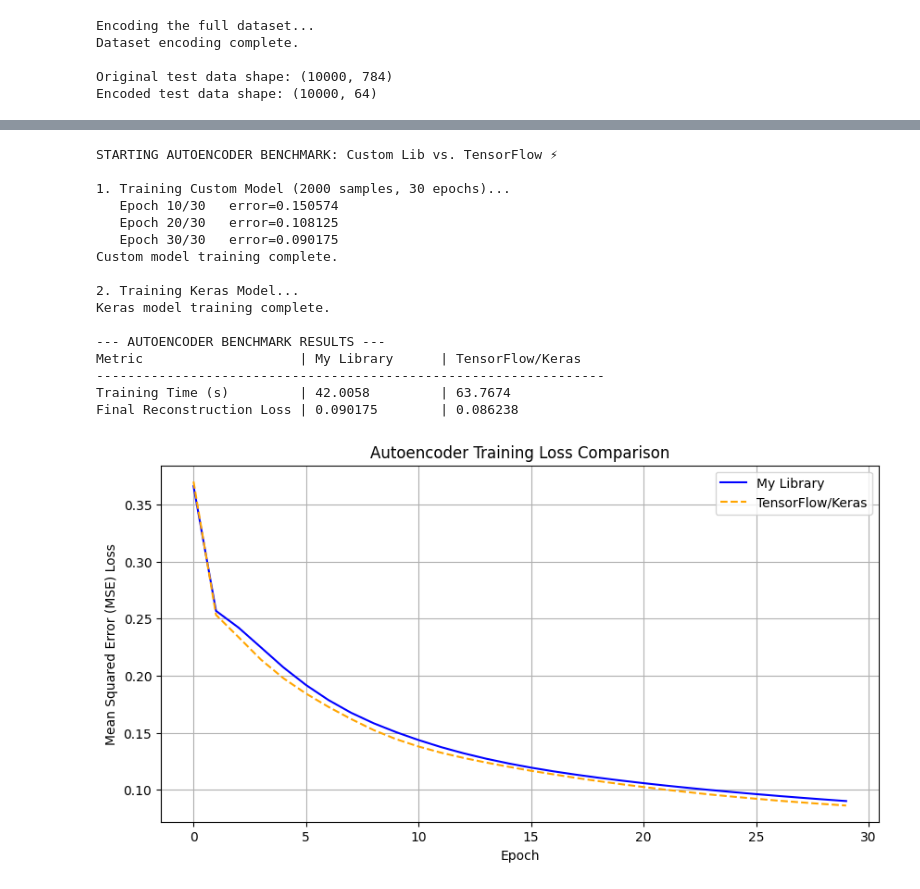
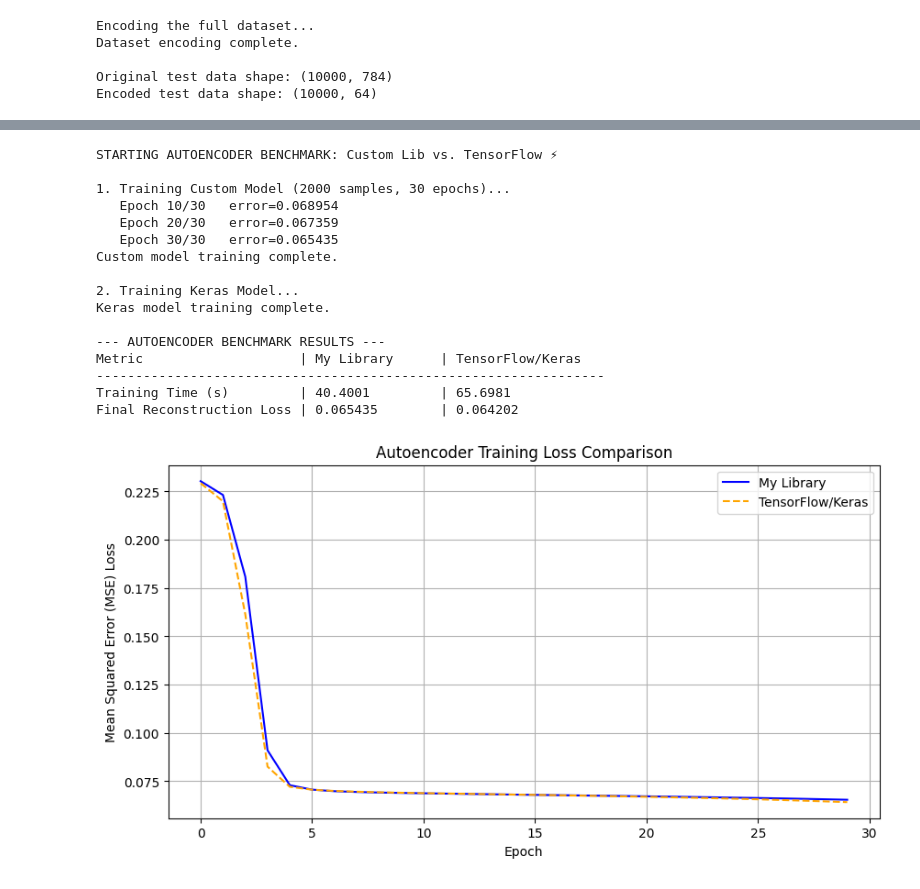
Before and after one commit to ahmedelsafty711/CI_Project, a Jupyter notebook: notebooks/project_demo.ipynb, the cells around one changed output, grey strips where cells are left out. Saved outputs shown, nothing was run; the diff lists cells and outputs as text; code cells hidden in the pictures.

```diff
--- a/notebooks/project_demo.ipynb
+++ b/notebooks/project_demo.ipynb
@@ -181,7 +181,7 @@ net = Network()
 net.add(Dense(2, 4))
 net.add(Tanh())
 net.add(Dense(4, 1))
-net.add(Sigmoid())
+net.add(Tanh())
 net.use_loss(mse_loss, mse_loss_prime)
 # -----------------------------------------------------------------------------------
 
@@ -232,7 +232,7 @@ Training Complete.
 # %%
-labels = ['00', '01', '10', '11']
+labels = ['-1-1', '-11', '1-1', '11']
 true_vals = [-1, 1, 1, -1]
-pred_vals = [-0.98, 0.98, 0.98, -0.98]  # use your actual preds
+pred_vals = [-0.98, 0.98, 0.98, -0.98]
 
 x = np.arange(len(labels))
 width = 0.35
@@ -407,9 +400,9 @@ from tensorflow.keras.datasets import mnist
 x_train = x_train.astype('float32')
 x_test = x_test.astype('float32')
 
-# 2. Normalize pixels from [0, 255] to [-1, 1]
-x_train = (x_train / 127.5) - 1.0
-x_test = (x_test / 127.5) - 1.0
+# 2. Normalize pixels from [0, 255] to [0, 1]
+x_train = (x_train / 255)
+x_test = (x_test / 255)
 
 # 3. Flatten images from (28, 28) to (784,)
 x_train = x_train.reshape(len(x_train), -1)
@@ -432,7 +419,7 @@ Data range: -1.0 to 1.0
 #Network
 from lib.network import Network
 from lib.layers import Dense
-from lib.activations import ReLU, Tanh
+from lib.activations import ReLU, Sigmoid
 from lib.losses import mse_loss, mse_loss_prime
 
 # Build the Autoencoder
@@ -448,7 +435,7 @@ autoencoder.add(ReLU())
 autoencoder.add(Dense(64, 128))
 autoencoder.add(ReLU())
 autoencoder.add(Dense(128, 784))
-autoencoder.add(Tanh()) # Use Tanh for [-1, 1] output
+autoencoder.add(Sigmoid()) # Use Tanh for [-1, 1] output
 
 # Set the loss function
 autoencoder.use_loss(mse_loss, mse_loss_prime)
@@ -585,15 +572,14 @@ Confusion Matrix:
 # %%
 # --- Baseline Comparison: Autoencoder (Custom Lib vs. TensorFlow/Keras) ---
-# CORRECTED VERSION
 import time
 import tensorflow as tf
 from tensorflow import keras
 import matplotlib.pyplot as plt
-from lib.optimizer import SGD # Ensure optimizer is imported
+from lib.optimizer import SGD
 
 print("STARTING AUTOENCODER BENCHMARK: Custom Lib vs. TensorFlow ⚡")
 
-# --- 1. Train Your Custom Library Model (Capturing metrics) ---
+# --- 1. Train Custom Library Model (Capturing metrics) ---
 # We create a new instance and train it to get a clean performance measure.
 autoencoder_custom = Network()
 autoencoder_custom.add(Dense(784, 128))
@@ -603,7 +589,7 @@ autoencoder_custom.add(ReLU())
 autoencoder_custom.add(Dense(64, 128))
 autoencoder_custom.add(ReLU())
 autoencoder_custom.add(Dense(128, 784))
-autoencoder_custom.add(Tanh())
+autoencoder_custom.add(Sigmoid())
 autoencoder_custom.use_loss(mse_loss, mse_loss_prime)
 
 # Use the same training parameters as before
@@ -632,7 +618,6 @@ for i in range(epochs):
         for layer in reversed(autoencoder_custom.layers):
             grad = layer.backward(grad, learning_rate=None) # lr is not used in backward pass
 
-        # *** THE FIX IS HERE: Apply updates to weights using the optimizer ***
         for layer in autoencoder_custom.layers:
             optimizer.update(layer)
 
@@ -653,7 +638,7 @@ autoencoder_keras = keras.Sequential([
     keras.layers.Dense(128, activation='relu'),
     keras.layers.Dense(64, activation='relu'),
     keras.layers.Dense(128, activation='relu'),
-    keras.layers.Dense(784, activation='tanh')
+    keras.layers.Dense(784, activation='sigmoid')
 ])
 
 autoencoder_keras.compile(optimizer=keras.optimizers.SGD(learning_rate=lr), loss='mse')
@@ -674,36 +659,36 @@ print("Keras model training complete.")
 
 # --- 3. Compare Results ---
 print("\n--- AUTOENCODER BENCHMARK RESULTS ---")
 print(f"{'Metric':<25} | {'My Library':<15} | {'TensorFlow/Keras':<15}")
 print("-" * 65)
 print(f"{'Training Time (s)':<25} | {time_custom:<15.4f} | {time_keras:<15.4f}")
 print(f"{'Final Reconstruction Loss':<25} | {final_loss_custom:<15.6f} | {final_loss_keras:<15.6f}")
 
 # Plotting Loss Curves
 plt.figure(figsize=(10, 5))
 plt.plot(custom_loss_history, label='My Library', color='blue')
 plt.plot(keras_loss_history, label='TensorFlow/Keras', color='orange', linestyle='--')
 plt.title("Autoencoder Training Loss Comparison")
 plt.xlabel("Epoch")
 plt.ylabel("Mean Squared Error (MSE) Loss")
 plt.legend()
 plt.grid(True)
 plt.show()
 # %% [output]
 STARTING AUTOENCODER BENCHMARK: Custom Lib vs. TensorFlow ⚡
 
 1. Training Custom Model (2000 samples, 30 epochs)...
-   Epoch 10/30   error=0.150574
-   Epoch 20/30   error=0.108125
-   Epoch 30/30   error=0.090175
+   Epoch 10/30   error=0.068954
+   Epoch 20/30   error=0.067359
+   Epoch 30/30   error=0.065435
 Custom model training complete.
 
 2. Training Keras Model...
 Keras model training complete.
 
 --- AUTOENCODER BENCHMARK RESULTS ---
 Metric                    | My Library      | TensorFlow/Keras
 -----------------------------------------------------------------
-Training Time (s)         | 42.0058         | 63.7674
-Final Reconstruction Loss | 0.090175        | 0.086238
+Training Time (s)         | 40.4001         | 65.6981
+Final Reconstruction Loss | 0.065435        | 0.064202
-[figure, old version]
+[figure, new version]
```
Also changed, not shown: parts of 10 cells of this notebook.
